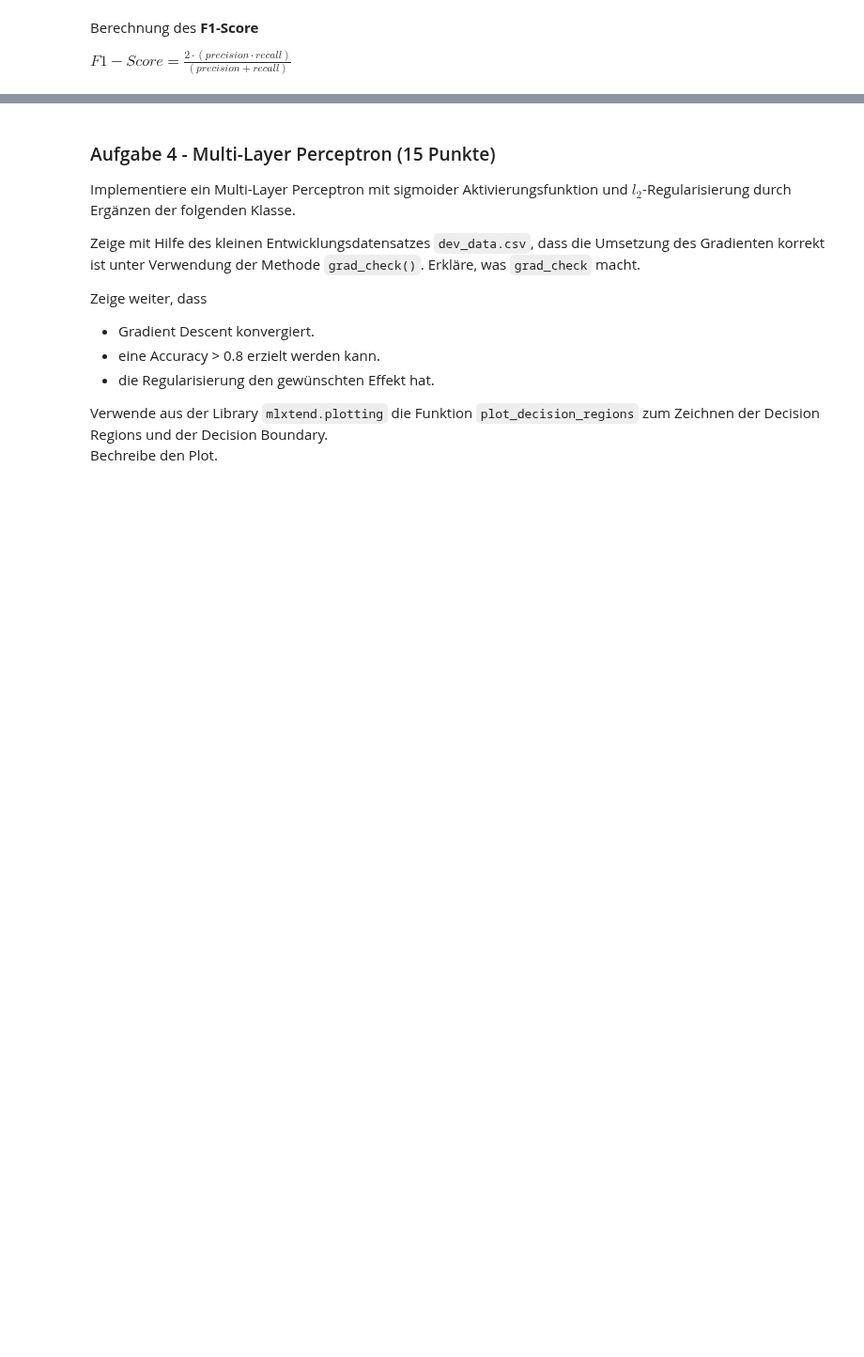
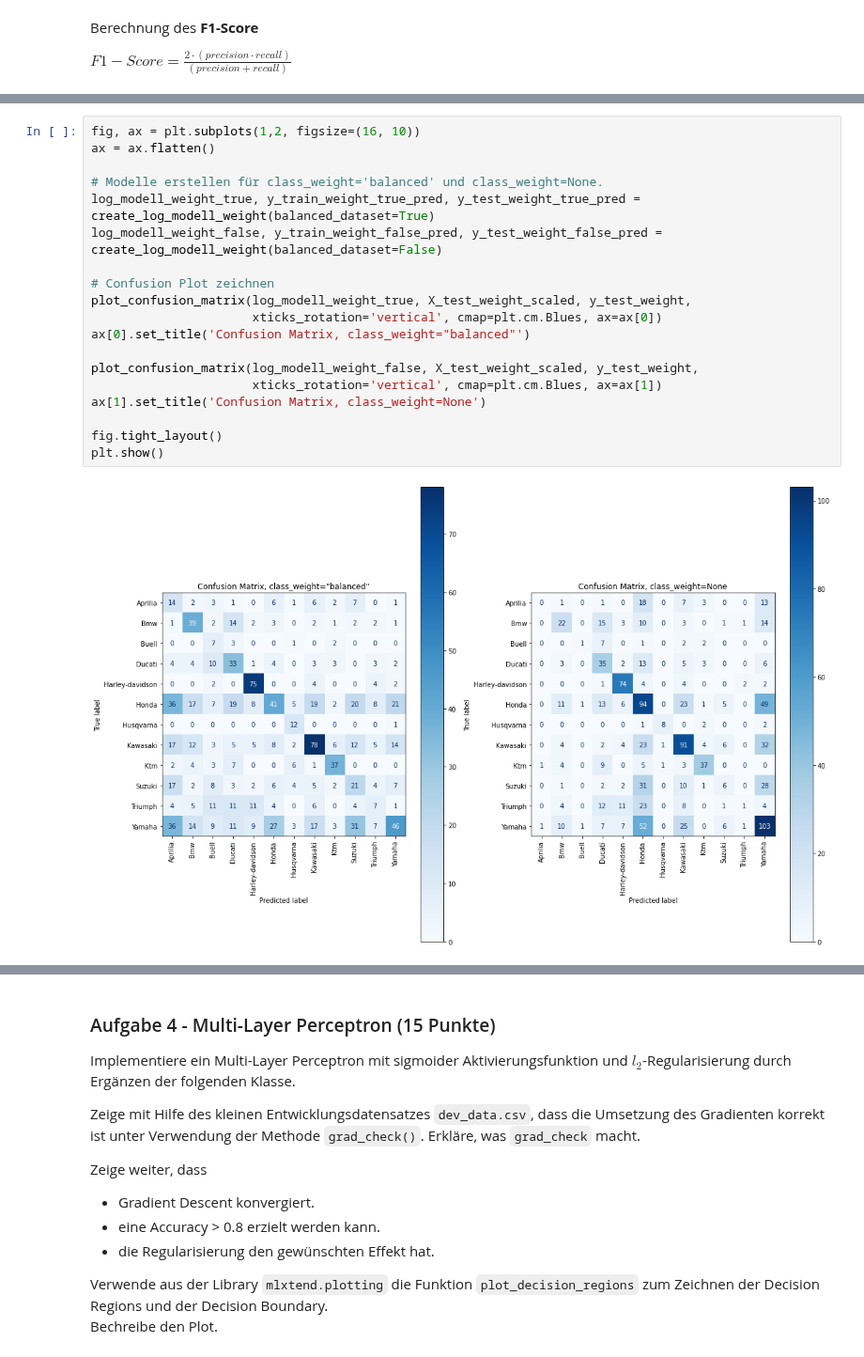
Before and after one commit to rootpi2203/ds_gml, a Jupyter notebook: gml_minichallenge_2/gml_minichallenge_2.ipynb, the cells around one changed output, grey strips where cells are left out. Shown at 94% size. Drawn from its saved outputs; the diff is of its cells as text; blank space fills up the shorter version.

```diff
--- a/gml_minichallenge_2/gml_minichallenge_2.ipynb
+++ b/gml_minichallenge_2/gml_minichallenge_2.ipynb
@@ -912,0 +968,21 @@ YOUR ANSWER HERE
+# %%
+fig, ax = plt.subplots(1,2, figsize=(16, 10))
+ax = ax.flatten()
+
+# Modelle erstellen für class_weight='balanced' und class_weight=None.
+log_modell_weight_true, y_train_weight_true_pred, y_test_weight_true_pred = create_log_modell_weight(balanced_dataset=True)
+log_modell_weight_false, y_train_weight_false_pred, y_test_weight_false_pred = create_log_modell_weight(balanced_dataset=False)
+
+# Confusion Plot zeichnen
+plot_confusion_matrix(log_modell_weight_true, X_test_weight_scaled, y_test_weight,
+                      xticks_rotation='vertical', cmap=plt.cm.Blues, ax=ax[0])
+ax[0].set_title('Confusion Matrix, class_weight="balanced"')
+
+plot_confusion_matrix(log_modell_weight_false, X_test_weight_scaled, y_test_weight,
+                      xticks_rotation='vertical', cmap=plt.cm.Blues, ax=ax[1])
+ax[1].set_title('Confusion Matrix, class_weight=None')
+
+fig.tight_layout()
+plt.show()
+# %% [output]
+[figure, added]
```
Also changed, not shown: parts of 13 cells of this notebook.
